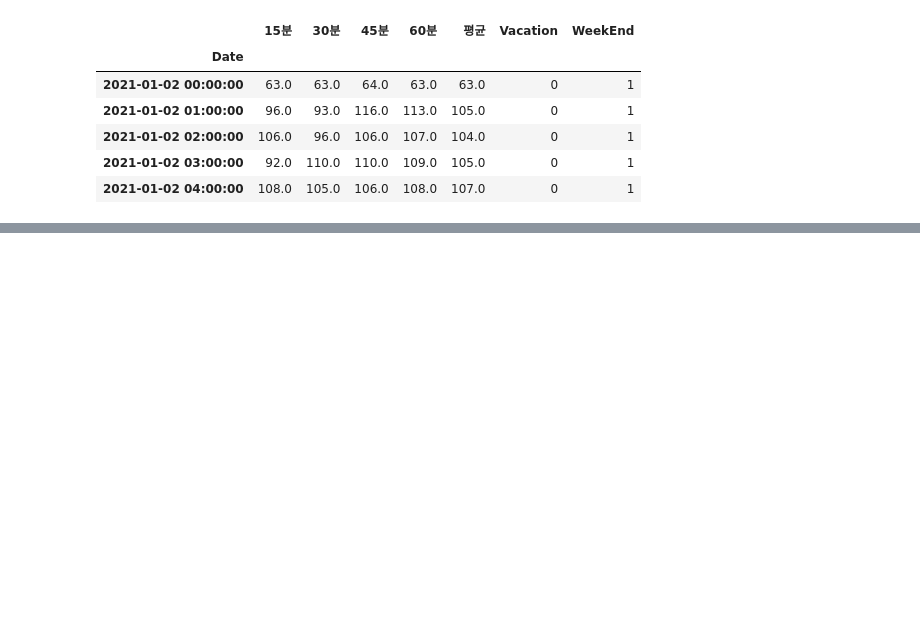
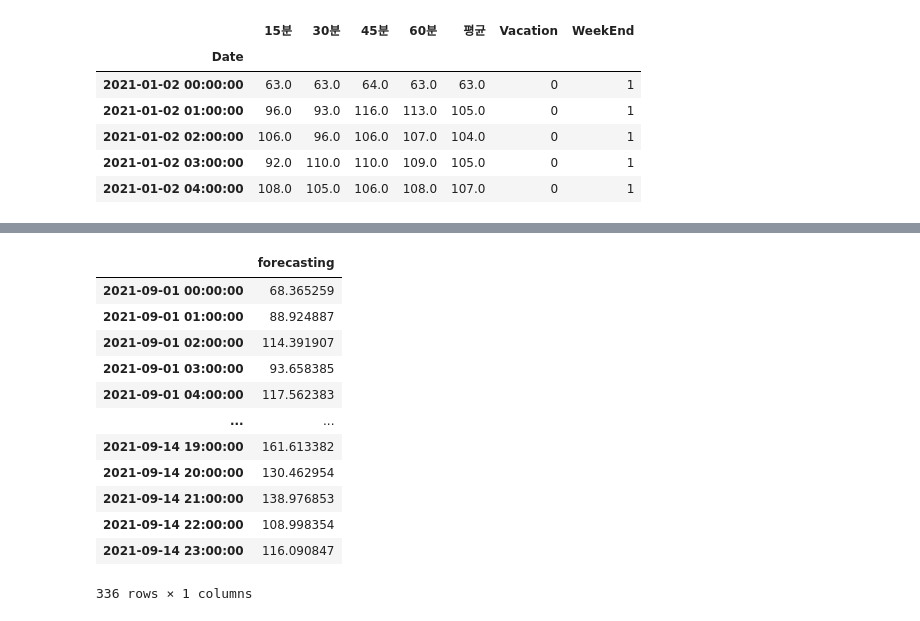
Before and after one commit to bigdataleeky/python, a Jupyter notebook: 20220513/20220513_자원최적화AI.ipynb, the cells around one changed output, grey strips where cells are left out. Cells and saved outputs as stored; diff of their text form; code cells hidden in the pictures; blank space fills up the shorter version.

```diff
--- a/20220513/20220513_자원최적화AI.ipynb
+++ b/20220513/20220513_자원최적화AI.ipynb
@@ -666,0 +667,4 @@ array([[0.33026695, 0.49758454, 0.52657005, ..., 0.55555556, 0.43478261,
+# %%
+# 실제 최대수요전력과 값을 비교하려면 inverse_transeform()을 이용해서 실제 값과 비교할수 있도록 변환
+data_predicted_168 = scaler_168.inverse_transform(data_predicted_168)
+data_predicted_168
@@ -666,0 +685,21 @@ array([[0.33026695, 0.49758454, 0.52657005, ..., 0.55555556, 0.43478261,
+# %%
+# 분석하고자 하는 부분이 9월1일부터 14일 15분 최대수요전력... 인덱스를 날짜 기준으로 설정
+index_column = pd.date_range(start='2021-09-01 00:00', end ='2021-09-14 23:00', freq='H')
+best_pred_168 =  pd.DataFrame(data=data_predicted_168[:,0],index = index_column)
+best_pred_168.rename(columns={0:'forecasting'},inplace=True)
+best_pred_168.to_csv('the_best_rnn_pred_168.csv',index=True)
+best_pred_168
+# %% [output]
+|  | forecasting |
+| 2021-09-01 00:00:00 | 68.365259 |
+| 2021-09-01 01:00:00 | 88.924887 |
+| 2021-09-01 02:00:00 | 114.391907 |
+| 2021-09-01 03:00:00 | 93.658385 |
+| 2021-09-01 04:00:00 | 117.562383 |
+| ... | ... |
+| 2021-09-14 19:00:00 | 161.613382 |
+| 2021-09-14 20:00:00 | 130.462954 |
+| 2021-09-14 21:00:00 | 138.976853 |
+| 2021-09-14 22:00:00 | 108.998354 |
+| 2021-09-14 23:00:00 | 116.090847 |
+336 rows × 1 columns
```
Also changed, not shown: parts of 58 cells of this notebook.
